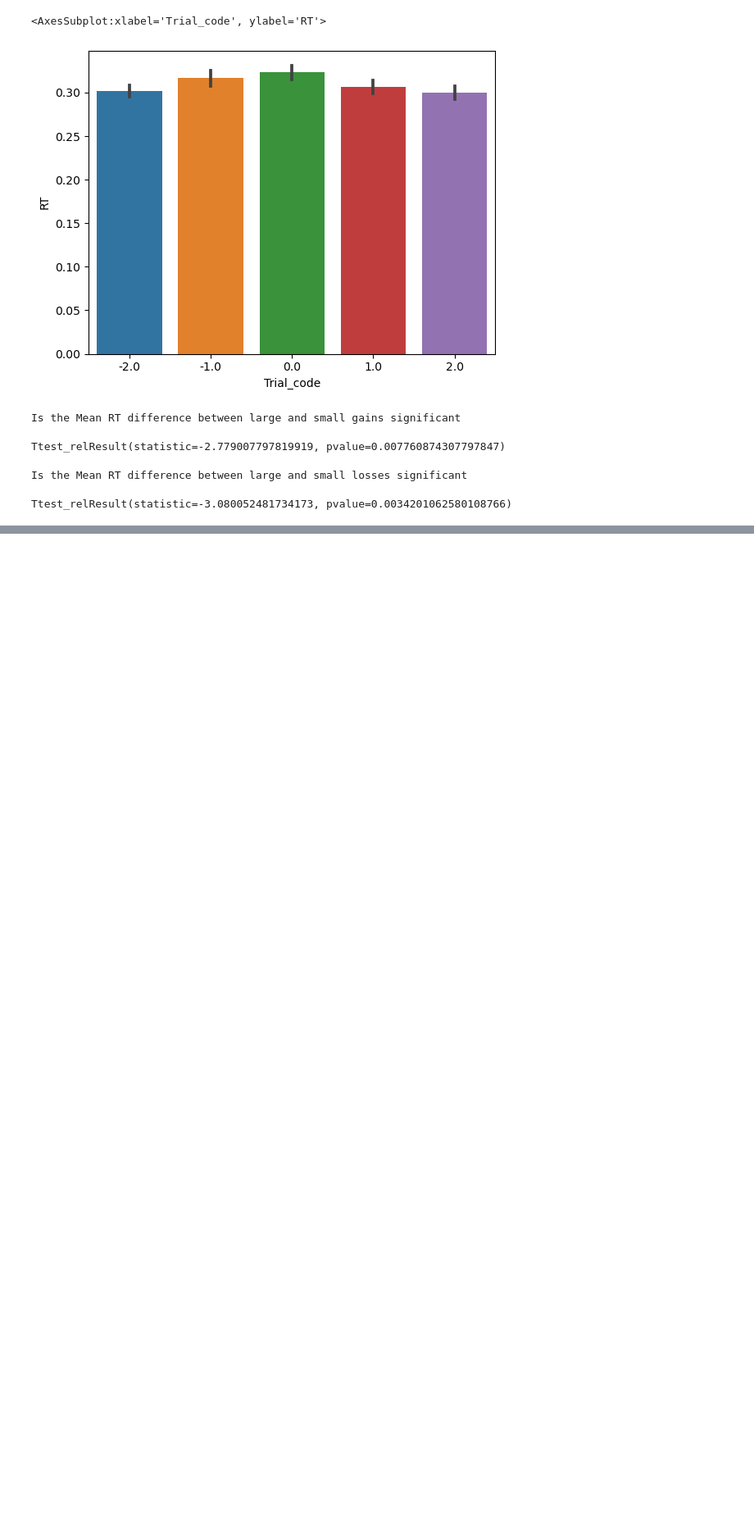
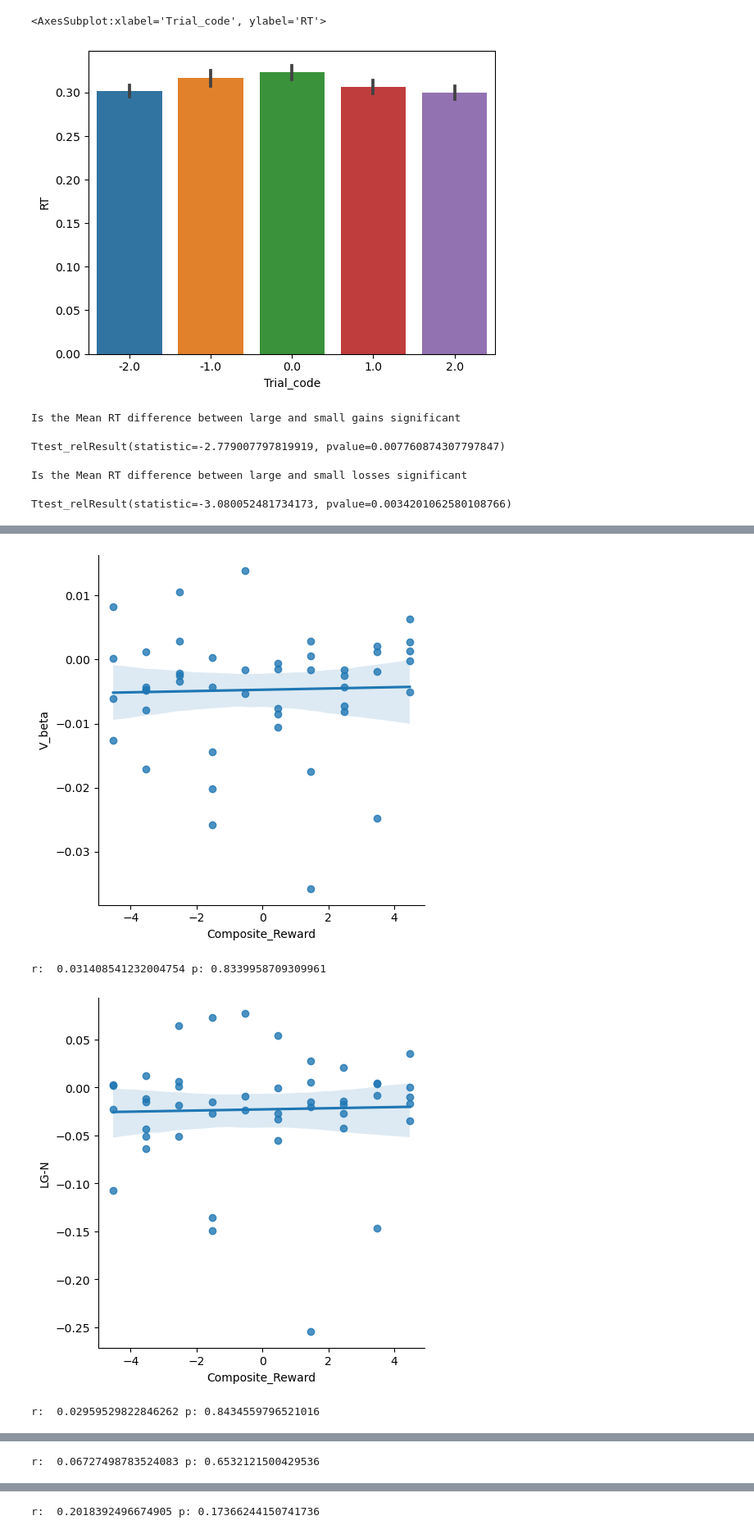
Before and after one commit to DVS-Lab/istart-mid, a Jupyter notebook: code/Behave.ipynb, the cells around one changed output, grey strips where cells are left out. Shown: that part at 82% size. Drawn from its saved outputs; the diff is of its cells as text; code cells hidden in the pictures; blank space fills up the shorter version.

Commit message:
Made additional changes to Behavioral RT analysis to correlate with Reward sensitivity and substance Use

```diff
--- a/code/Behave.ipynb
+++ b/code/Behave.ipynb
@@ -226,0 +227,7 @@ Fits.to_csv('../derivatives/Fits_of_RT.csv',index=False)
+# %%
+per_df=pd.read_excel('../derivatives/covariates/final_output_composite_wfnames.xls')
+per_df['Subject']='sub-'+per_df['Subject'].astype('str')
+per_df
+# %%
+total_df=pd.merge(Fits, per_df, how='left', left_on=['Sub'], right_on=['Subject'])
+total_df.head()
@@ -226,0 +241,24 @@ Fits.to_csv('../derivatives/Fits_of_RT.csv',index=False)
+# %%
+from scipy.stats import pearsonr
+responses=['V_beta','LG-N','LL-N']
+total_df=total_df[~total_df['Composite_Reward'].isna()]
+for resp in responses:
+    sms.lmplot(x='Composite_Reward',y=resp,data=total_df,order=1)
+    plt.show()
+    r,p=pearsonr(total_df['Composite_Reward'],total_df[resp])
+    print('r:  %s p: %s'%(r,p))
+for resp in responses:
+    sms.lmplot(x='Composite_Reward',y=resp,data=total_df,order=2)
+    plt.show()
+    r,p=pearsonr(total_df['Composite_Reward_Squared'],total_df[resp])
+    print('r:  %s p: %s'%(r,p))
+for resp in responses:
+    sms.lmplot(x='Composite_Substance',y=resp,data=total_df,order=2)
+    plt.show()
+    r,p=pearsonr(total_df['Composite_Substance'],total_df[resp])
+    print('r:  %s p: %s'%(r,p))
+# %% [output]
+[figure, added]
+r:  0.031408541232004754 p: 0.8339958709309961
+[figure, added]
+r:  0.02959529822846262 p: 0.8434559796521016
@@ -226,0 +266 @@ Fits.to_csv('../derivatives/Fits_of_RT.csv',index=False)
+r:  0.06727498783524083 p: 0.6532121500429536
@@ -226,0 +268 @@ Fits.to_csv('../derivatives/Fits_of_RT.csv',index=False)
+r:  0.2018392496674905 p: 0.17366244150741736
```
Also changed, not shown: parts of 6 cells of this notebook.
